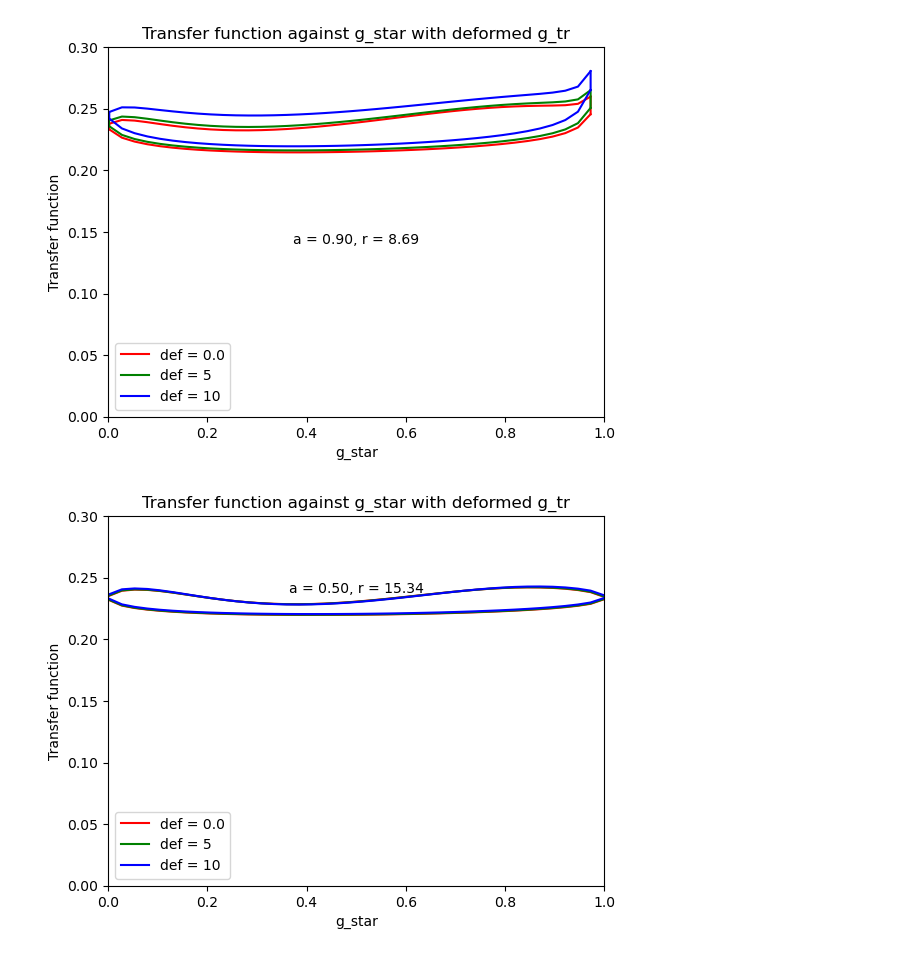
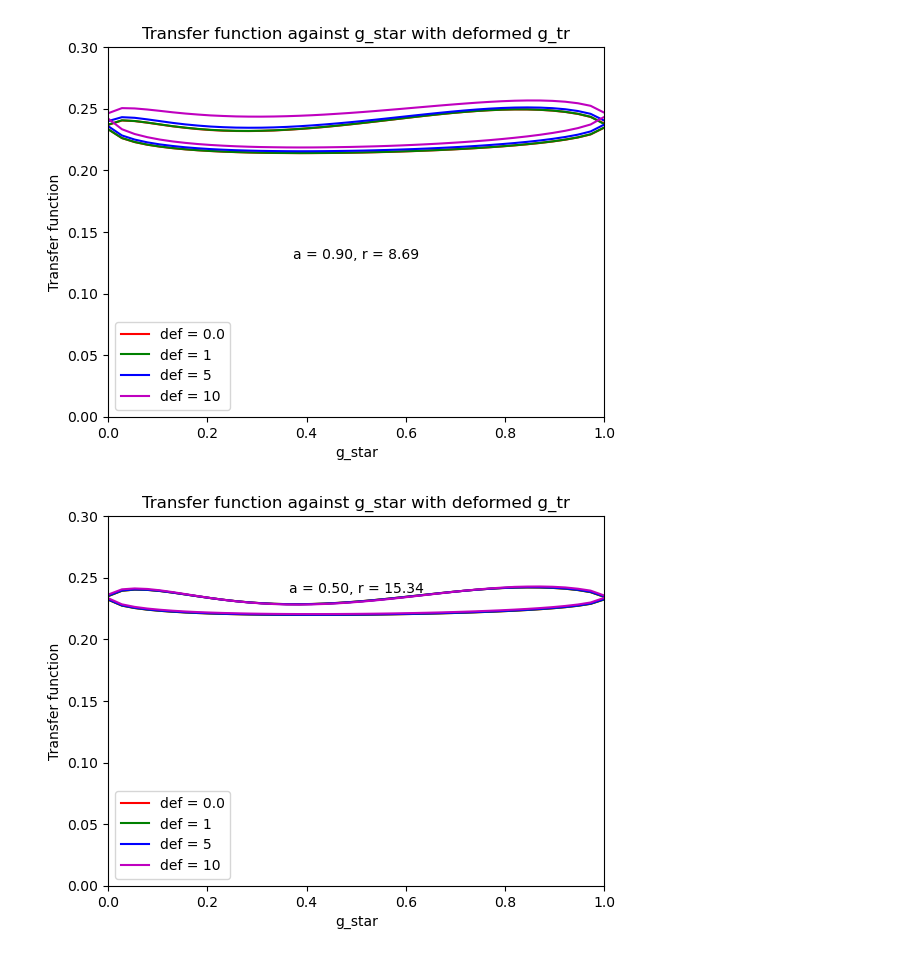
Before and after one commit to Walker-Xin/raytransfer, a Jupyter notebook: analysis.ipynb, the cells around one changed output. Drawn from its saved outputs; the diff is of its cells as text; code cells hidden in the pictures.

```diff
--- a/analysis.ipynb
+++ b/analysis.ipynb
@@ -163,13 +236,13 @@ photon_files = r'C:\Users\WalkerXin\Documents\Scripts\raytransfer\photons'
 # %%
-spin = 0.998
+spin = 0.95
 inc = np.cos(np.pi/4)
 defpar = 0
 Mdl = 0.0
 
-r = 1.52
+r = 7.31
 
-filename = r'C:\Users\WalkerXin\Documents\Scripts\raytransfer\photons\photons4trf_a9.98000e-001.i7.07e-001.Mdl_0.00e+000.dp_0.00e+000.dat'
-branch_1, branch_2 = transfer_function(spin, inc, defpar, Mdl, selection=r, selet_tor=0.005, clean=False, custom_name=filename)
+filename = r'C:\Users\WalkerXin\Documents\Scripts\raytransfer\photons\photons4trf_a9.50000e-001.i7.07e-001.Mdl_0.00e+000.dp_0.00e+000.dat'
+branch_1, branch_2 = transfer_function(spin, inc, defpar, Mdl, selection=r, selet_tor=0.3, clean=False, custom_name=filename)
 
 plt.plot(branch_1['gstar'], branch_1['transfer_ori'])
 plt.plot(branch_2['gstar'], branch_2['transfer_ori'])
@@ -206,12 +264,12 @@ display(branch_1)
 # %%
 spin = 0.998
 inc = np.cos(np.pi/4)
-defpars = [0]
+defpars = [0.0, 1, 5, 10]
 Mdl = 0.0
 
-r = 1.52
+r = 4.75
 
-colors = ['r', 'g', 'b', 'c', 'm', 'y', 'k']
+colors = ['r', 'g', 'b', 'm', 'y', 'k']
 
 
 for defpar in defpars:
@@ -245,59 +303,55 @@ IndexError: index 253 is out of bounds for axis 0 with size 252
 # %%
 spin = 0.90
 inc = np.cos(np.pi/4)
-defpars = [0.0, 5, 10]
+defpars = [0.0, 1, 5, 10]
 Mdl = 0.0
 
 r = 8.6948
 
-colors = ['r', 'g', 'b', 'c', 'm', 'y', 'k']
-
+colors = ['r', 'g', 'b', 'm', 'y', 'k']
 
 for defpar in defpars:
     filename = photon_files + r'\photons4trf_a{:.5e}.i{:.2e}.Mdl_{:.2e}.dp_{:.2e}.dat'.format(spin, inc, Mdl, defpar)
     # Add num pad to exopnent
     filename = filename.replace('e+0', 'e+00')
     filename = filename.replace('e-0', 'e-00')
-    branch_1_select, branch_2_select = transfer_function(spin, inc, defpar, Mdl, selection=r, selet_tor=0.005, clean=0.30, custom_name=filename)
+    branch_1_select, branch_2_select = transfer_function(spin, inc, defpar, Mdl, selection=r, selet_tor=0.005, clean=False, custom_name=filename)
 
     # Connect first points and last points of the two branches
 
 
     # Plot transfer function against g_star
     # plt.plot(branch_1_select['gstar'], branch_1_select['transfer'], label='Branch 1', color='r')
     # plt.plot(branch_2_select['gstar'], branch_2_select['transfer'], label='Branch 2', color='r')
     plt.plot(branch_1_select['gstar'], branch_1_select['transfer_ori'], label='def = {}'.format(defpar), color=colors[defpars.index(defpar)])
     plt.plot(branch_2_select['gstar'], branch_2_select['transfer_ori'], color=colors[defpars.index(defpar)])
-    # Connect first points and last points of the two branches
-    plt.plot([branch_1_select['gstar'].iloc[0], branch_2_select['gstar'].iloc[0]], [branch_1_select['transfer_ori'].iloc[0], branch_2_select['transfer_ori'].iloc[0]], color=colors[defpars.index(defpar)])
-    plt.plot([branch_1_select['gstar'].iloc[-1], branch_2_select['gstar'].iloc[-1]], [branch_1_select['transfer_ori'].iloc[-1], branch_2_select['transfer_ori'].iloc[-1]], color=colors[defpars.index(defpar)])
+
     plt.xlabel('g_star')
     plt.ylabel('Transfer function')
 
     # Set scale
     plt.ylim(0, 0.3)
     plt.xlim(0, 1)
 
 # Label spin and radius
 plt.title('Transfer function against g_star with deformed g_tr')
 plt.text(0.5, branch_1_select['transfer_ori'].max()*0.5, 'a = {:.2f}, r = {:.2f}'.format(spin, r), ha='center')
 
 plt.legend()
 plt.savefig('gtr_{:.2f}.png'.format(spin))
 plt.show()
 # %% [output]
-[figure, old version]
+[figure, new version]
 # %%
 spin = 0.5
 inc = np.cos(np.pi/4)
-defpars = [0.0, 5, 10]
+defpars = [0.0, 1, 5, 10]
 Mdl = 0.0
 
 # r = 7.317
 r = 15.344
 
-colors = ['r', 'g', 'b', 'c', 'm', 'y', 'k']
-
+colors = ['r', 'g', 'b', 'm', 'y', 'k']
 
 for defpar in defpars:
     filename = photon_files + r'\photons4trf_a{:.5e}.i{:.2e}.Mdl_{:.2e}.dp_{:.2e}.dat'.format(spin, inc, Mdl, defpar)
@@ -307,10 +361,9 @@ for defpar in defpars:
     branch_1_select, branch_2_select = transfer_function(spin, inc, defpar, Mdl, selection=r, selet_tor=0.005, clean=False, custom_name=filename)
 
     # Plot transfer function against g_star
-    # plt.plot(branch_1_select['gstar'], branch_1_select['transfer'], label='Branch 1', color='r')
-    # plt.plot(branch_2_select['gstar'], branch_2_select['transfer'], label='Branch 2', color='r')
     plt.plot(branch_1_select['gstar'], branch_1_select['transfer_ori'], label='def = {}'.format(defpar), color=colors[defpars.index(defpar)])
     plt.plot(branch_2_select['gstar'], branch_2_select['transfer_ori'], color=colors[defpars.index(defpar)])
+
     plt.xlabel('g_star')
     plt.ylabel('Transfer function')
 
@@ -326,4 +379,4 @@ plt.legend()
 plt.savefig('gtr_{:.2f}.png'.format(spin))
 plt.show()
 # %% [output]
-[figure, old version]
+[figure, new version]
```
Also changed, not shown: parts of 6 cells of this notebook, 5 other files.
